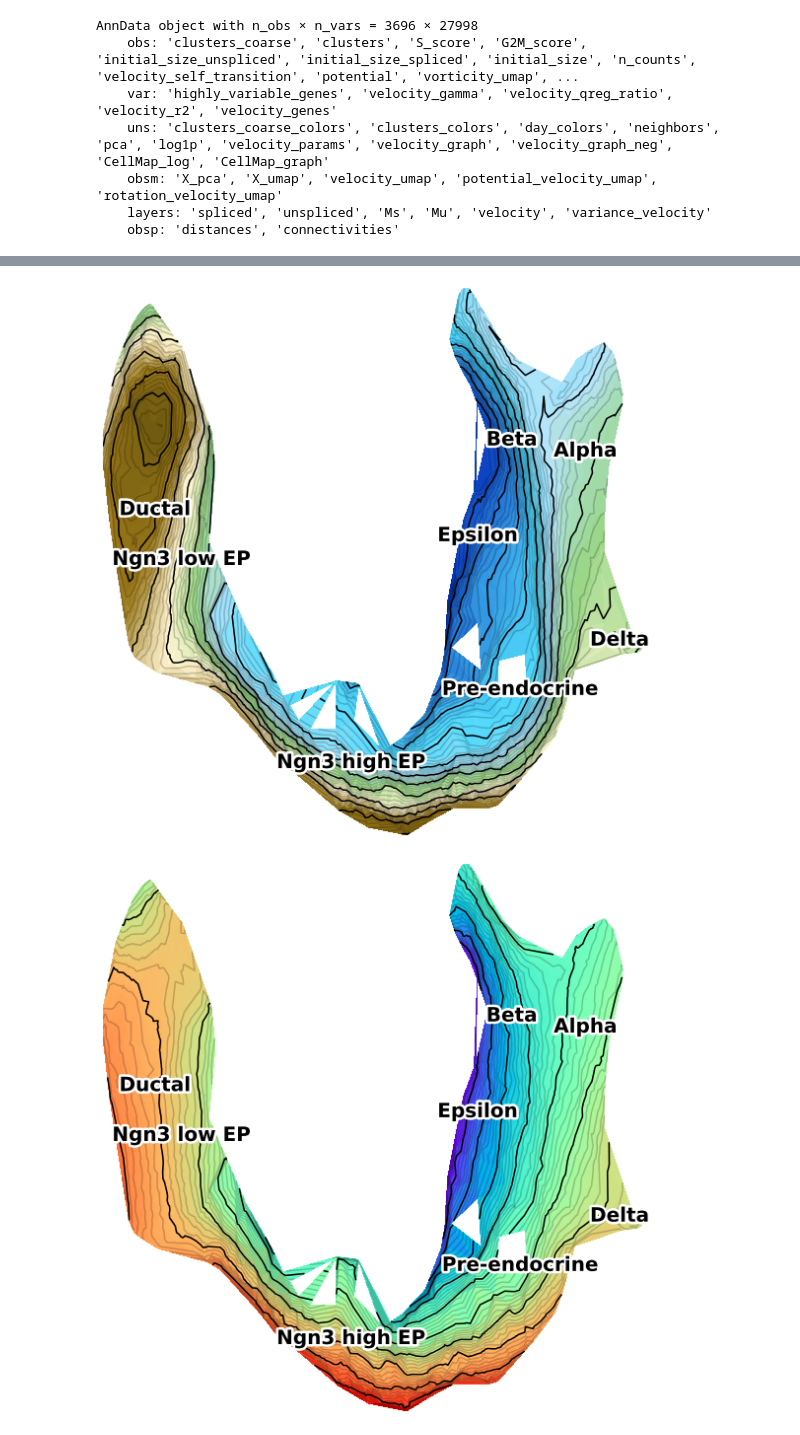
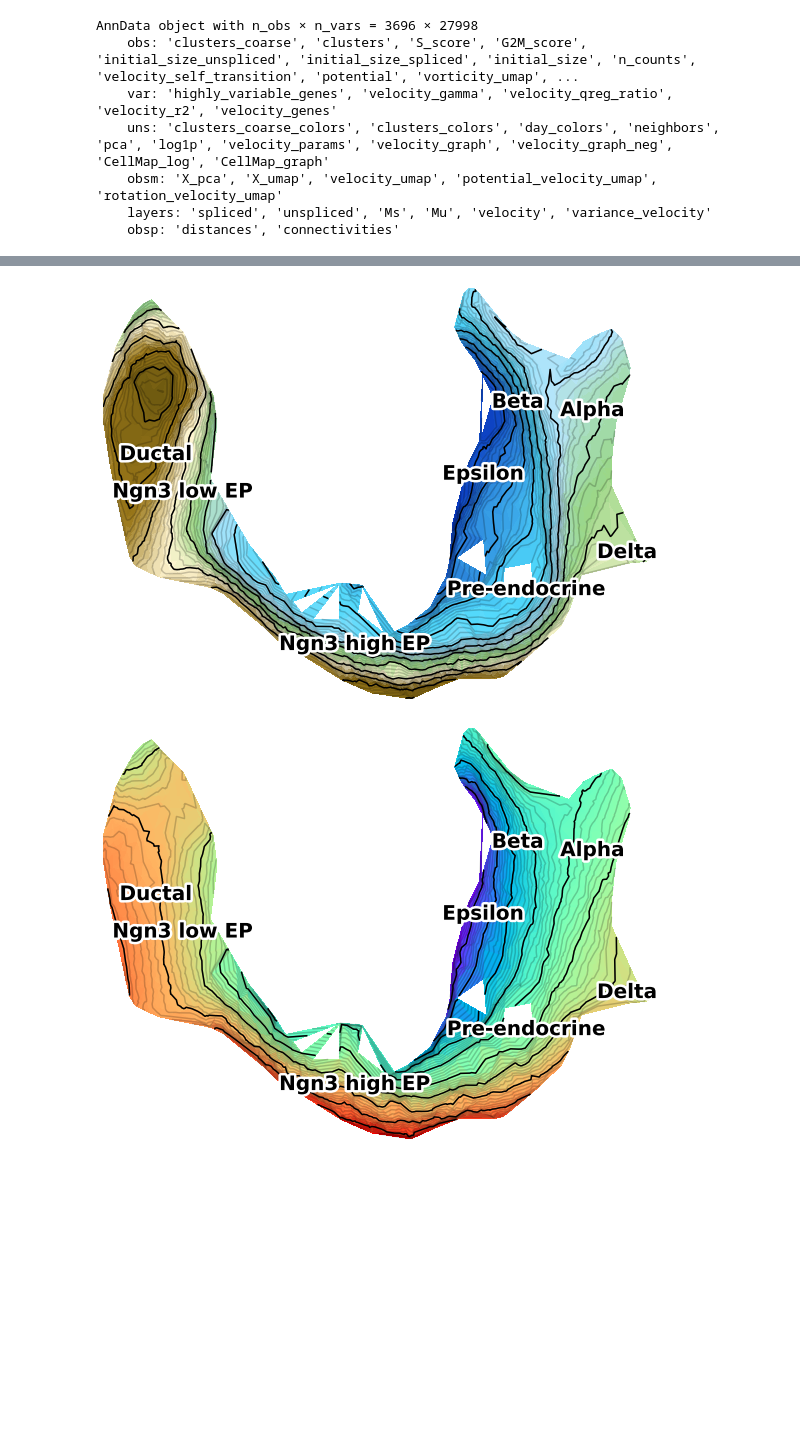
Before and after one commit to yusuke-imoto-lab/CellMap, a Jupyter notebook: figures/Figure_endocrine.ipynb, the cells around one changed output, grey strips where cells are left out. Drawn from its saved outputs; the diff is of its cells as text; code cells hidden in the pictures; blank space fills up the shorter version.

```diff
--- a/figures/Figure_endocrine.ipynb
+++ b/figures/Figure_endocrine.ipynb
@@ -126,7 +126,7 @@ kwargs = {'cmap':'jet'}
 
 basis_key = 'X_%s' % basis
 data_pos = adata.obsm[basis_key]
-fig,ax = plt.subplots(figsize=(8,8))
+fig,ax = plt.subplots(figsize=(8,6))
 sc = ax.scatter(data_pos[:,0],data_pos[:,1],c=adata.obs[potential_key],zorder=10,cmap='jet')
 if show_graph:
     tri_ = cellmap.create_graph(data_pos[:,0],data_pos[:,1],cutedge_vol=cutedge_vol,cutedge_length=cutedge_length)
@@ -142,5 +142,5 @@ if cluster_key != None:
 ax.axis('off')
 ax.set_title(title,fontsize=18)
 # plt.colorbar(sc,aspect=20, pad=0.01, orientation='vertical')
-fig.savefig('materials/Overview_4_Potential.png', bbox_inches='tight')
+fig.savefig('materials/Overview_4_Potential.png', bbox_inches='tight',dpi=200)
 # %% [output]
@@ -158,7 +158,7 @@ cutedge_length = None
 title = ''
 save = False
 filename = 'CellMap_stream_line'
-figsize = (8,8)
+figsize = (8,6)
 fontsize = 18
 cbar = False
 
@@ -170,33 +170,33 @@ rot_key_ = '%s_%s_%s' % (rotation_key,contour_key,basis)
 
 
 data_pos = adata.obsm[basis_key]
 tri_ = cellmap.create_graph(data_pos[:,0],data_pos[:,1],cutedge_vol=cutedge_vol,cutedge_length=cutedge_length)
 
 contour_keys = [key_, pot_key_, rot_key_]
 camps = [cellmap.cmap_earth(adata.obs[key_]),'rainbow','coolwarm']
 titles = ['RNA velocity','Potential flow','Rotational flow']
 filenames = ['Overview_5_RNA_velocity_SL','Overview_6_Potential_flow_SL','Overview_7_Rotational_flow_SL']
 
 for i in range(3):
     fig,ax = plt.subplots(1,1,figsize=figsize,tight_layout=True)
     ax.axis('off')
     ax.set_title(title,fontsize=18)
     sc = ax.tripcolor(tri_,adata.obs[contour_keys[i]],cmap=camps[i])
     ax.tricontour(tri_,adata.obs[contour_keys[i]],lw=0.2,alpha=0.2,levels=75,zorder=3,colors='k',cmap=None,ls='-')
     ax.tricontour(tri_,adata.obs[contour_keys[i]],lw=1,alpha=1,levels=15,zorder=3,colors='k',cmap=None,ls='-')
     if cbar: plt.colorbar(sc,aspect=20, pad=0.01, orientation='vertical').set_label(contour_key,fontsize=20)
     # ax.set_title(titles[i],fontsize=fontsize)
     if cluster_key != None:
         if cluster_key in adata.obs.keys():
             cluster = adata.obs[cluster_key]
             for c in np.unique(cluster):
                 txt = ax.text(np.mean(data_pos[cluster == c],axis=0)[0],np.mean(data_pos[cluster == c],axis=0)[1],c,fontsize=20,ha='center', va='center',fontweight='bold',zorder=20)
                 txt.set_path_effects([PathEffects.withStroke(linewidth=5, foreground='w')])
     else:
         print('There is no cluster key \"%s\" in adata.obs' % cluster_key)
 
     # if save: fig.savefig(filename+'.png', bbox_inches='tight')
-    fig.savefig('materials/'+filenames[i]+'.png', bbox_inches='tight')
+    fig.savefig('materials/'+filenames[i]+'.png', bbox_inches='tight',dpi=200)
 # %% [output]
-[figure, old version]
+[figure, new version]
-[figure, old version]
+[figure, new version]
```
Also changed, not shown: parts of 3 cells of this notebook, 10 other files.
